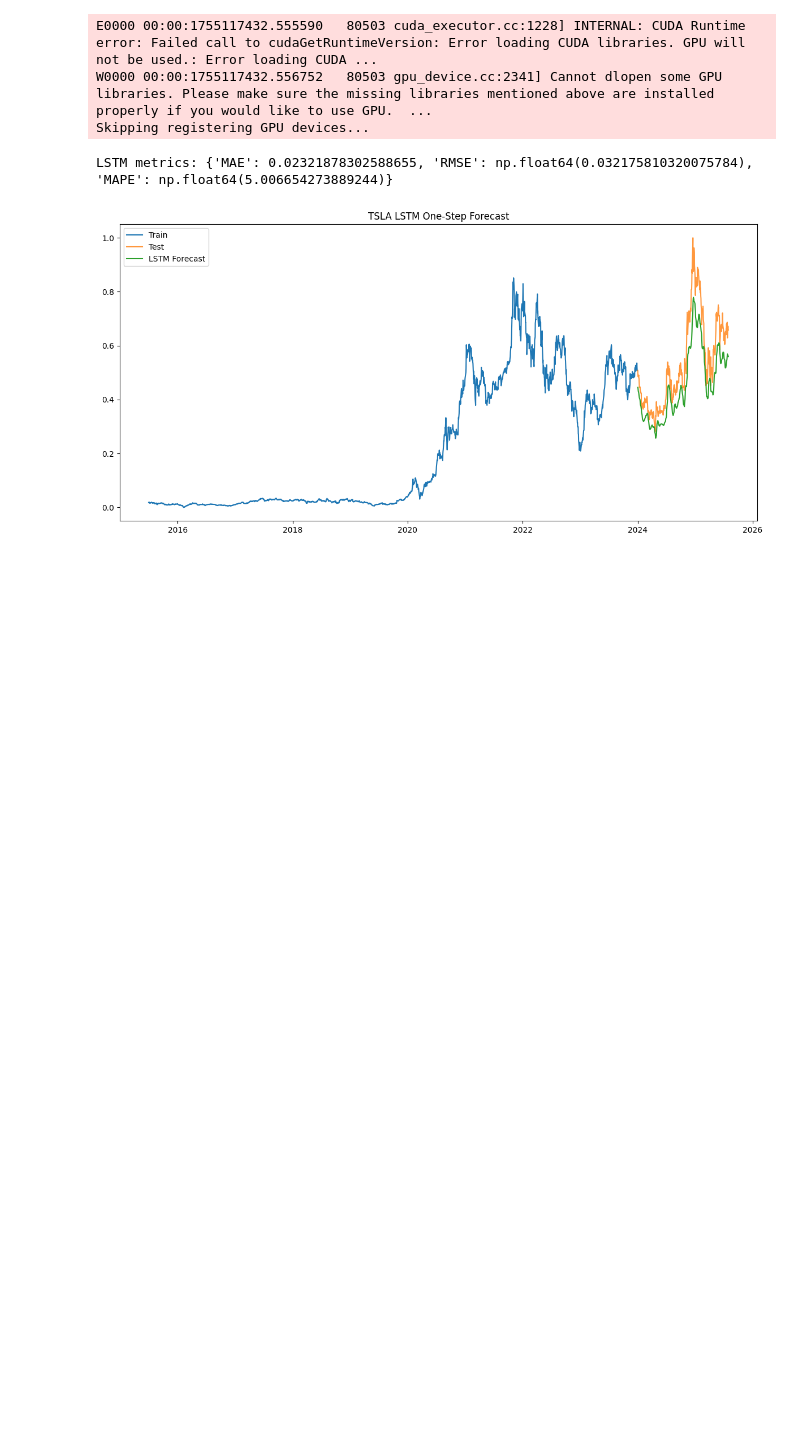
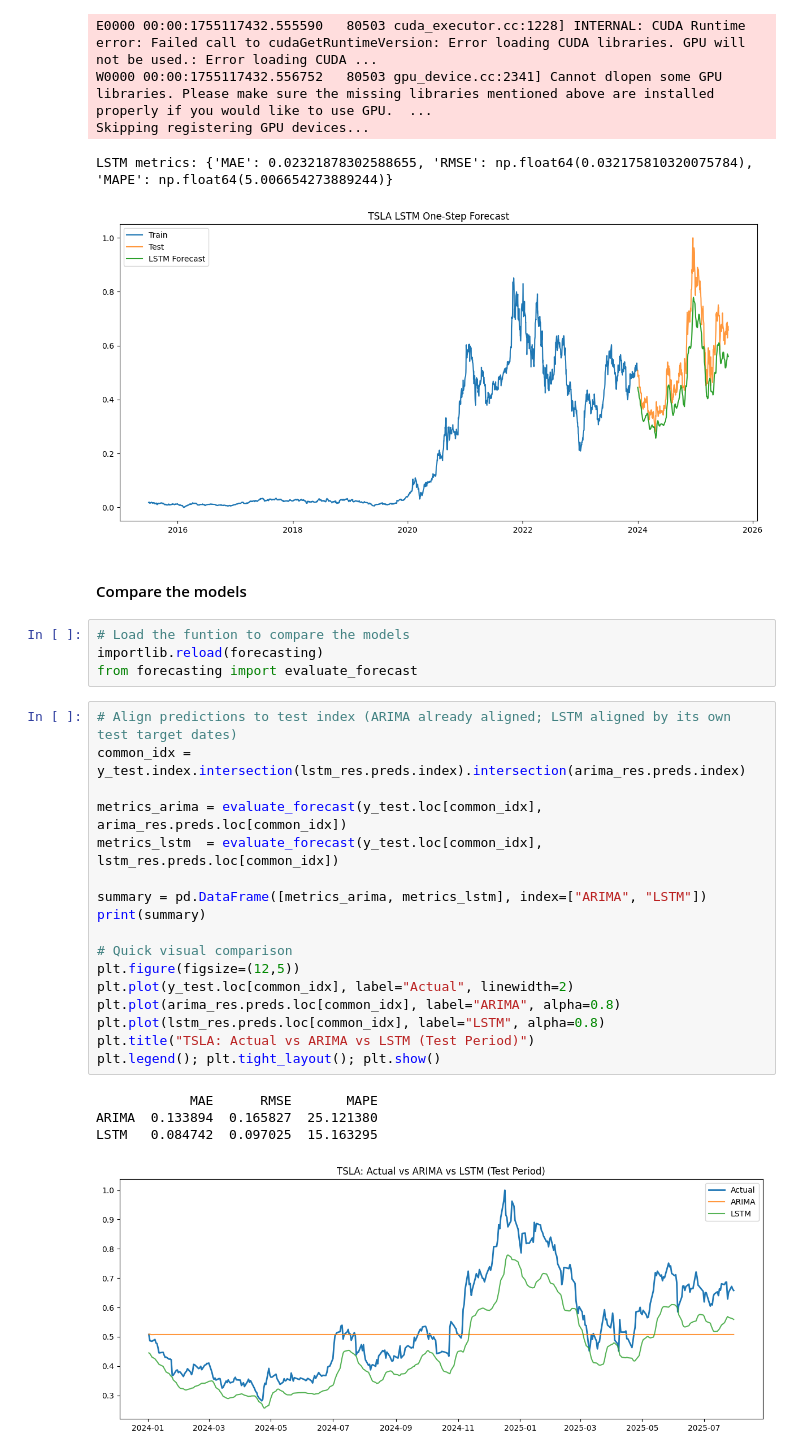
Before and after one commit to chalasimon/GMF-Time-Series-Forecasting-for-Portfolio-Optimization, a Jupyter notebook: notebooks/03_tsla_forecasting.ipynb, the cells around one changed output. Cells and saved outputs as stored; diff of their text form; blank space fills up the shorter version.

Commit message:
feat: model comparison done

```diff
--- a/notebooks/03_tsla_forecasting.ipynb
+++ b/notebooks/03_tsla_forecasting.ipynb
@@ -131,3 +131,31 @@ W0000 00:00:1755117432.556752   80503 gpu_device.cc:2341] Cannot dlopen some GPU
 Skipping registering GPU devices...
 LSTM metrics: {'MAE': 0.02321878302588655, 'RMSE': np.float64(0.032175810320075784), 'MAPE': np.float64(5.006654273889244)}
 [figure]
+# %% [markdown]
+#### Compare the models
+# %%
+# Load the funtion to compare the models
+importlib.reload(forecasting)
+from forecasting import evaluate_forecast
+# %%
+# Align predictions to test index (ARIMA already aligned; LSTM aligned by its own test target dates)
+common_idx = y_test.index.intersection(lstm_res.preds.index).intersection(arima_res.preds.index)
+
+metrics_arima = evaluate_forecast(y_test.loc[common_idx], arima_res.preds.loc[common_idx])
+metrics_lstm  = evaluate_forecast(y_test.loc[common_idx], lstm_res.preds.loc[common_idx])
+
+summary = pd.DataFrame([metrics_arima, metrics_lstm], index=["ARIMA", "LSTM"])
+print(summary)
+
+# Quick visual comparison
+plt.figure(figsize=(12,5))
+plt.plot(y_test.loc[common_idx], label="Actual", linewidth=2)
+plt.plot(arima_res.preds.loc[common_idx], label="ARIMA", alpha=0.8)
+plt.plot(lstm_res.preds.loc[common_idx], label="LSTM", alpha=0.8)
+plt.title("TSLA: Actual vs ARIMA vs LSTM (Test Period)")
+plt.legend(); plt.tight_layout(); plt.show()
+# %% [output]
+            MAE      RMSE       MAPE
+ARIMA  0.133894  0.165827  25.121380
+LSTM   0.084742  0.097025  15.163295
+[figure, added]
```
